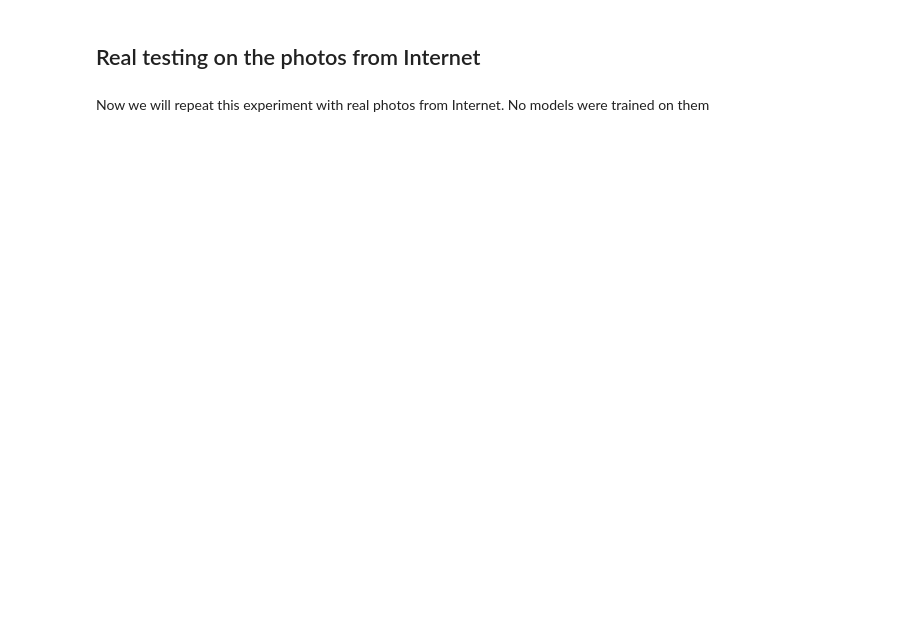
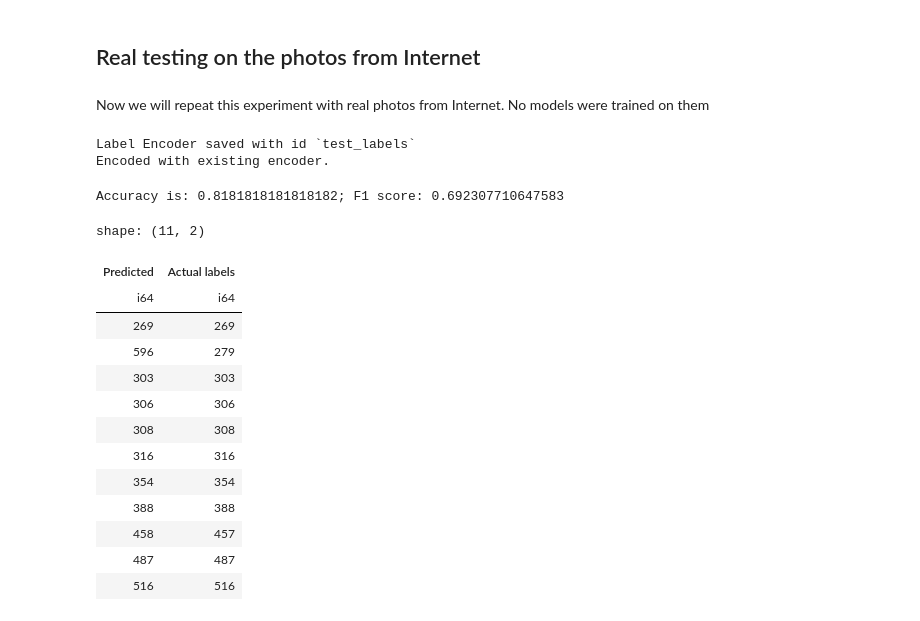
Before and after one commit to car-brand-detection/car-brand-detection, a Jupyter notebook: models/SeameseUltimateClassifier.ipynb, the cells around one changed output. Cells and saved outputs as stored; diff of their text form; code cells hidden in the pictures; blank space fills up the shorter version.

```diff
--- a/models/SeameseUltimateClassifier.ipynb
+++ b/models/SeameseUltimateClassifier.ipynb
@@ -613,5 +561,5 @@ len(test_images_dataset)
 # %%
-config.batch_size = 320
+config.batch_size = 256
 # %%
 test_dataloader = DataLoader(
     test_images_dataset,
@@ -774,17 +649,18 @@ def predict_with_weighted_nearest(X: torch.tensor, backbone_model, binary_clf_mo
         predictions.append(get_probable_label(weights=row_of_similarities, labels=row_of_labels))
     return torch.tensor(predictions)
 # %%
-total = 0
-correct = 0
-preds = []
-all_labels = []
-with tqdm(test_dataloader, desc="Processing...",unit="batch") as process:
-    for x, labels in process:
-        y_pred = predict_with_weighted_nearest(X=x, backbone_model=embedding_model, binary_clf_model=perceptron_model, device=device)
-        correct += (labels == y_pred).int().sum().item()
-        total += labels.size(0)
-        preds.extend(list(y_pred.cpu().numpy()))
-        all_labels.extend(list(labels.cpu().numpy()))
+def evaluate_models(dataloader) -> pl.DataFrame:
+    total = 0
+    correct = 0
+    preds = []
+    all_labels = []
+    with tqdm(dataloader, desc="Processing...",unit="batch") as process:
+        for x, labels in process:
+            y_pred = predict_with_weighted_nearest(X=x, backbone_model=embedding_model, binary_clf_model=perceptron_model, device=device)
+            correct += (labels == y_pred).int().sum().item()
+            total += labels.size(0)
+            preds.extend(list(y_pred.cpu().numpy()))
+            all_labels.extend(list(labels.cpu().numpy()))
 
-print_highlighted(f"Accuracy is: {correct/total}")
-print(list(zip(all_labels, preds)))
+    print_highlighted(f"Accuracy is: {correct/total}; F1 score: {f1_score(torch.tensor(all_labels), torch.tensor(preds))}")
+    return pl.DataFrame(zip(preds, all_labels), schema=["Predicted", "Actual labels"])
@@ -863,3 +688,36 @@ Name: file_path, dtype: object
 ## Real testing on the photos from Internet
 # %% [markdown]
 Now we will repeat this experiment with real photos from Internet. No models were trained on them
+# %%
+config.test_images_path = '../data/val_dataset_segmented'
+config.test_labels = "../data/val_labels.csv"
+test_images_dataset = CustomImagesDataset(
+    images_path=config.test_images_path, labels_path=config.test_labels, transform_images=data_transforms['val'], encoder_name='test_labels'
+)
+test_dataloader = DataLoader(
+    test_images_dataset,
+    batch_size=config.batch_size,
+    shuffle=False,
+    num_workers=os.cpu_count() % 4,
+)
+# %% [output]
+Label Encoder saved with id `test_labels`
+Encoded with existing encoder.
+# %%
+evaluate_models(test_dataloader)
+# %% [output]
+Accuracy is: 0.8181818181818182; F1 score: 0.692307710647583
+shape: (11, 2)
+| Predicted | Actual labels |
+| i64 | i64 |
+| 269 | 269 |
+| 596 | 279 |
+| 303 | 303 |
+| 306 | 306 |
+| 308 | 308 |
+| 316 | 316 |
+| 354 | 354 |
+| 388 | 388 |
+| 458 | 457 |
+| 487 | 487 |
+| 516 | 516 |
```
Also changed, not shown: parts of 47 cells of this notebook.
